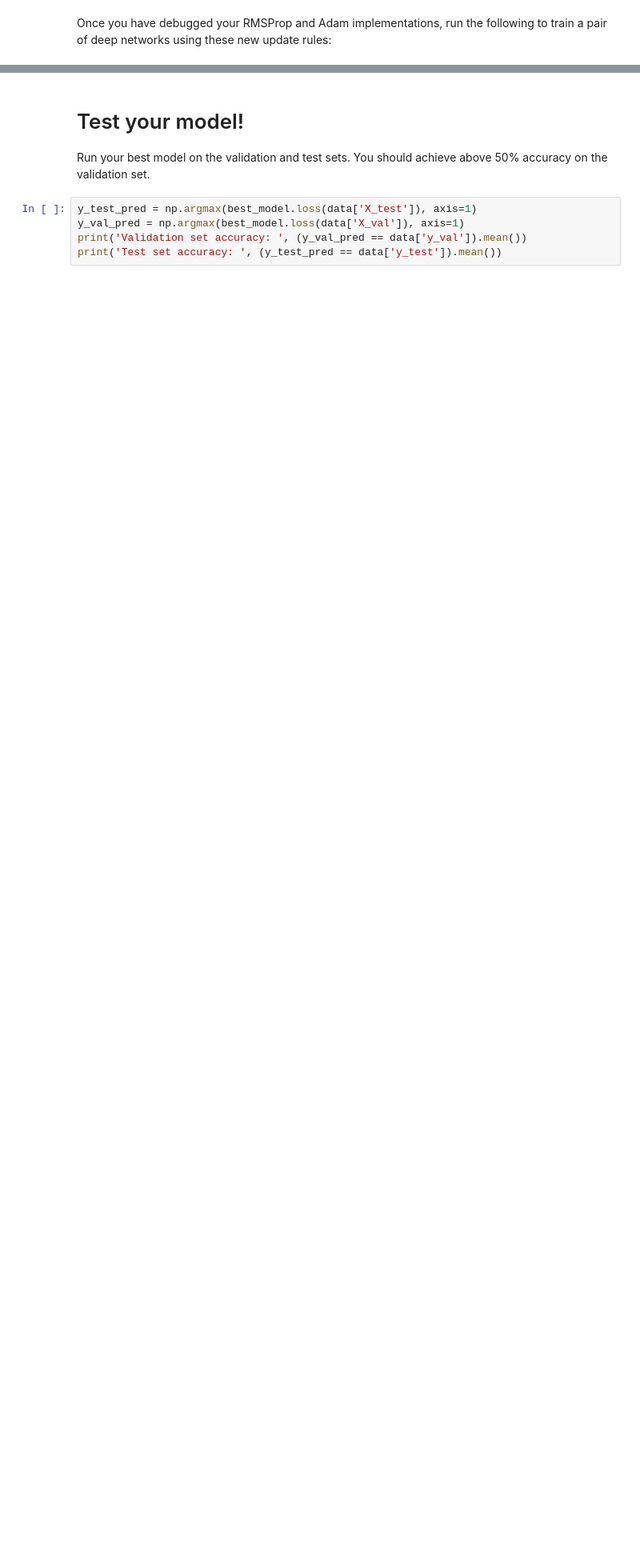
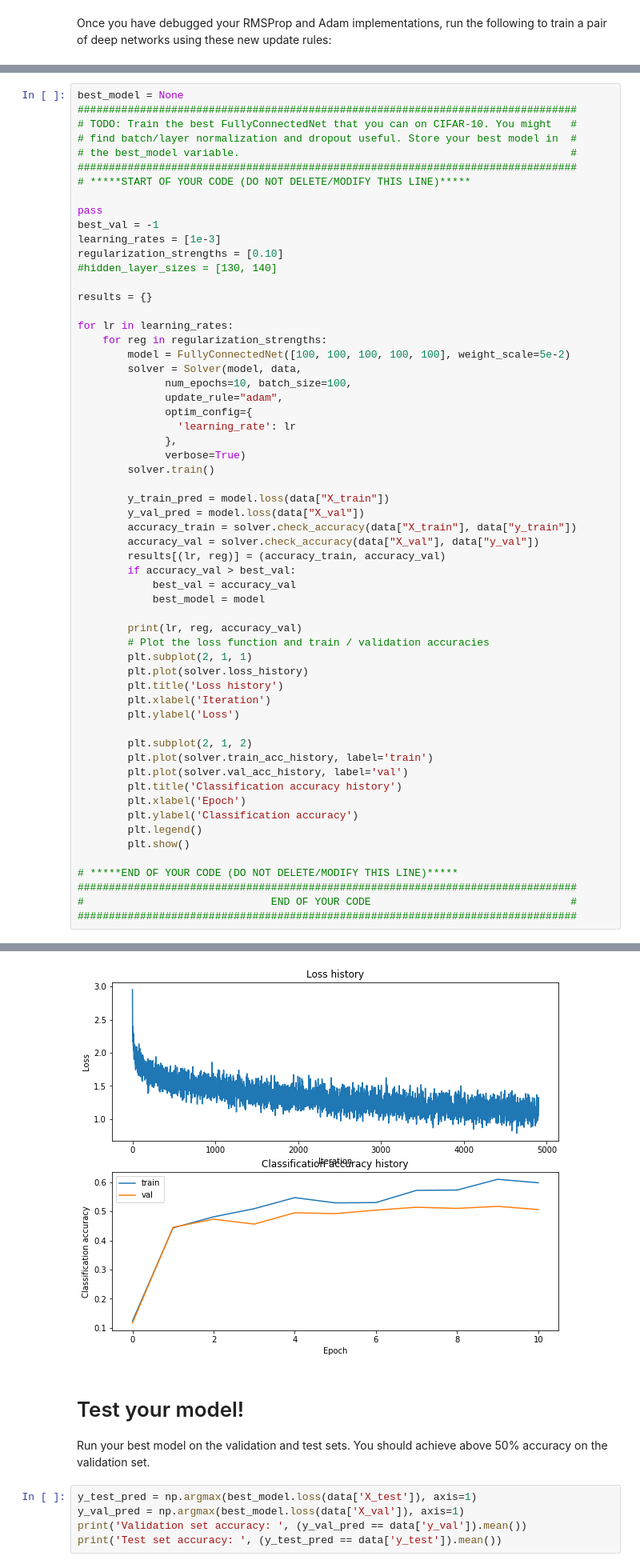
Before and after one commit to quadraaa/cs231n, a Jupyter notebook: assignment2/FullyConnectedNets.ipynb, the cells around one changed output, grey strips where cells are left out. Shown at 80% size. Saved outputs shown, nothing was run; the diff lists cells and outputs as text; blank space fills up the shorter version.

```diff
--- a/assignment2/FullyConnectedNets.ipynb
+++ b/assignment2/FullyConnectedNets.ipynb
@@ -707,0 +829,60 @@ pass
+# %%
+best_model = None
+################################################################################
+# TODO: Train the best FullyConnectedNet that you can on CIFAR-10. You might   #
+# find batch/layer normalization and dropout useful. Store your best model in  #
+# the best_model variable.                                                     #
+################################################################################
+# *****START OF YOUR CODE (DO NOT DELETE/MODIFY THIS LINE)*****
+
+pass
+best_val = -1
+learning_rates = [1e-3]
+regularization_strengths = [0.10]
+#hidden_layer_sizes = [130, 140]
+
+results = {}
+
+for lr in learning_rates:
+    for reg in regularization_strengths:
+        model = FullyConnectedNet([100, 100, 100, 100, 100], weight_scale=5e-2)
+        solver = Solver(model, data,
+              num_epochs=10, batch_size=100,
+              update_rule="adam",
+              optim_config={
+                'learning_rate': lr
+              },
+              verbose=True)
+        solver.train()
+
+        y_train_pred = model.loss(data["X_train"])
+        y_val_pred = model.loss(data["X_val"])
+        accuracy_train = solver.check_accuracy(data["X_train"], data["y_train"])
+        accuracy_val = solver.check_accuracy(data["X_val"], data["y_val"])
+        results[(lr, reg)] = (accuracy_train, accuracy_val)
+        if accuracy_val > best_val:
+            best_val = accuracy_val
+            best_model = model
+
+        print(lr, reg, accuracy_val)
+        # Plot the loss function and train / validation accuracies
+        plt.subplot(2, 1, 1)
+        plt.plot(solver.loss_history)
+        plt.title('Loss history')
+        plt.xlabel('Iteration')
+        plt.ylabel('Loss')
+
+        plt.subplot(2, 1, 2)
+        plt.plot(solver.train_acc_history, label='train')
+        plt.plot(solver.val_acc_history, label='val')
+        plt.title('Classification accuracy history')
+        plt.xlabel('Epoch')
+        plt.ylabel('Classification accuracy')
+        plt.legend()
+        plt.show()
+
+# *****END OF YOUR CODE (DO NOT DELETE/MODIFY THIS LINE)*****
+################################################################################
+#                              END OF YOUR CODE                                #
+################################################################################
+# %% [output]
@@ -708,3 +906,4 @@ pass
+[figure, added]
 # %% [markdown]
 # Test your model!
 Run your best model on the validation and test sets. You should achieve above 50% accuracy on the validation set.
```
Also changed, not shown: parts of 13 cells of this notebook, 3 other files.
